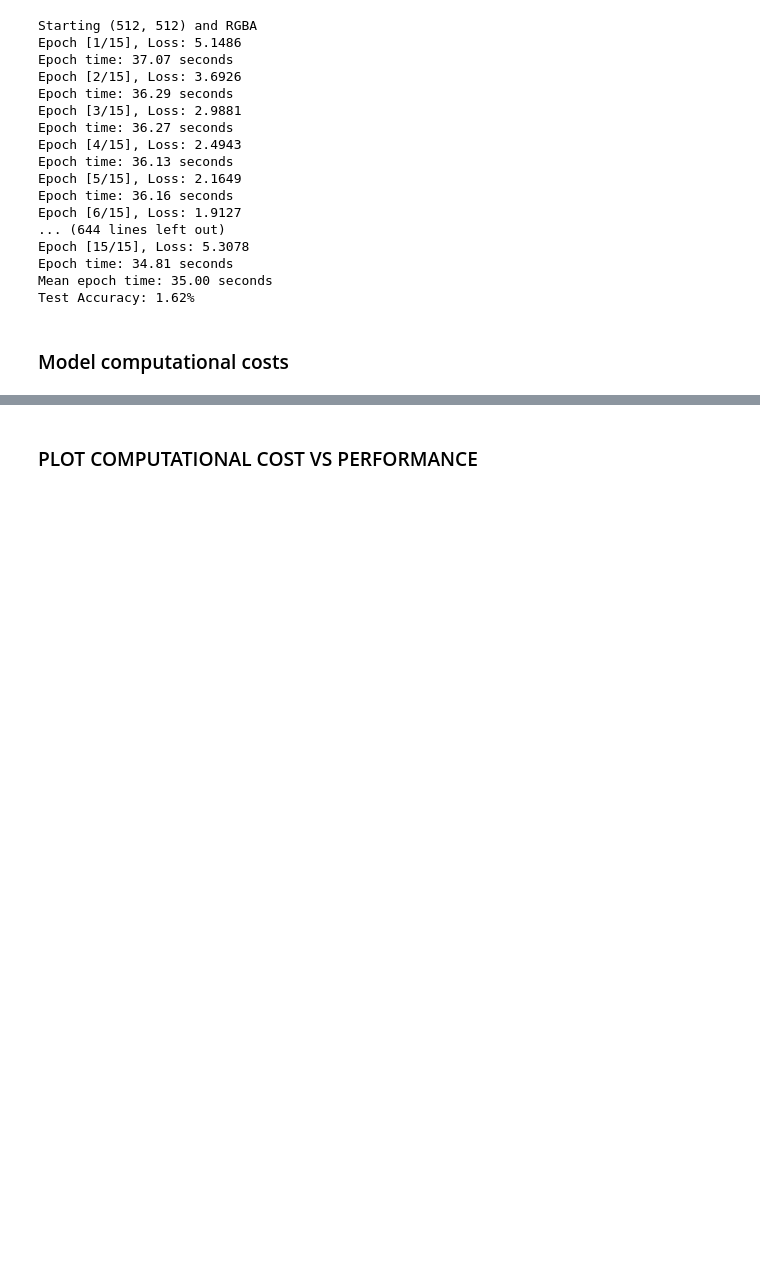
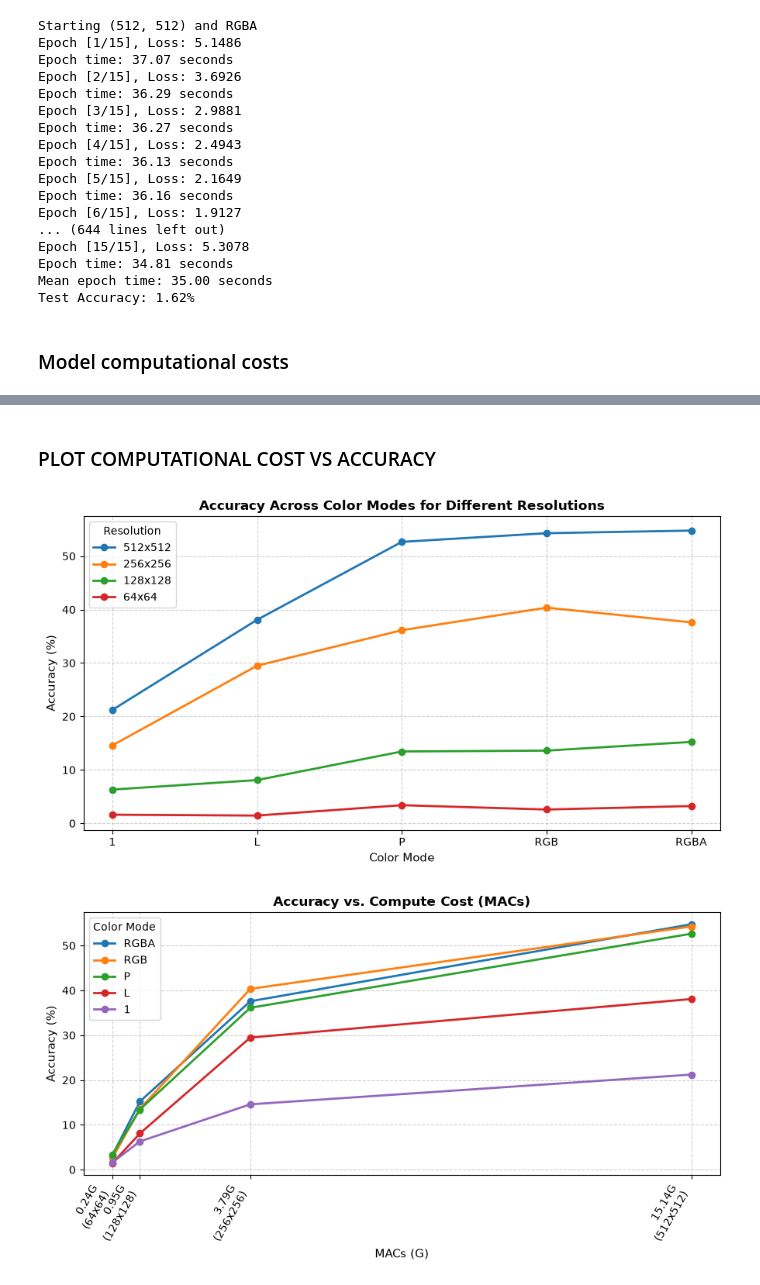
Before and after one commit to Caoze1/dv2654, a Jupyter notebook: explore.ipynb, the cells around one changed output, grey strips where cells are left out. Drawn from its saved outputs; the diff is of its cells as text; code cells hidden in the pictures; blank space fills up the shorter version.

```diff
--- a/explore.ipynb
+++ b/explore.ipynb
@@ -235,16 +237,12 @@ Test Accuracy: 1.62%
 # %% [markdown]
 ### Model computational costs
 # %%
-import numpy as np
-from thop import profile
-
-def benchmark(model, input_shape, device="cuda", warmup_iters=50, test_iters=200):
+def benchmark(model, input_shape, device="cuda", warmup_iters=500, test_iters=200):
     model.eval()
     model.to(device)
     dummy_input = torch.randn(input_shape).to(device)
 
     macs, params = profile(model, inputs=(dummy_input,), verbose=False)
-    flops = macs * 2
 
     if device == "cuda":
         with torch.no_grad():
@@ -274,9 +272,7 @@ def benchmark(model, input_shape, device="cuda", warmup_iters=50, test_iters=200
         mean_latency, std_latency, peak_vram_mb = 0.0, 0.0, 0.0
 
     return {
-        "Params (M)": params / 1e6,
         "MACs (G)": macs / 1e9,
-        "FLOPs (G)": flops / 1e9,
         "Latency Mean (ms)": mean_latency,
         "Latency Std (ms)": std_latency,
         "Peak VRAM (MB)": peak_vram_mb
@@ -286,7 +282,7 @@ def benchmark(model, input_shape, device="cuda", warmup_iters=50, test_iters=200
 for res in resolutions:
     for color_mode in color_modes:
         model = models.efficientnet_v2_s()
-        num_classes = len(dataset.classes)
+        num_classes = 215 # Length of the dataset
         model.classifier[1] = nn.Linear(model.classifier[1].in_features, num_classes)
 
         state_dict = torch.load(f"models/{res}_{color_mode}.pth", weights_only=True)
@@ -321,2 +317,67 @@ for res in resolutions:
 # %% [markdown]
-### PLOT COMPUTATIONAL COST VS PERFORMANCE
+### PLOT COMPUTATIONAL COST VS ACCURACY
+# %%
+
+color_modes = ["1", "L", "P", "RGB", "RGBA"]
+# Accuracy data (%) mapped to color_modes order
+accuracy_data = {
+    "512x512": [21.23, 38.09, 52.67, 54.29, 54.78],
+    "256x256": [14.59, 29.50, 36.14, 40.36, 37.60],
+    "128x128": [6.32, 8.10, 13.45, 13.61, 15.24],
+    "64x64": [1.62, 1.46, 3.40, 2.59, 3.24],
+}
+
+plt.figure(figsize=(9, 5))
+
+# Plot one line for each resolution
+for res, acc in accuracy_data.items():
+    plt.plot(color_modes, acc, marker="o", linewidth=2, label=res)
+
+plt.title(
+    "Accuracy Across Color Modes for Different Resolutions",
+    fontsize=12,
+    fontweight="bold",
+)
+plt.xlabel("Color Mode", fontsize=11)
+plt.ylabel("Accuracy (%)", fontsize=11)
+plt.grid(True, linestyle="--", alpha=0.6)
+plt.legend(title="Resolution")
+plt.tight_layout()
+
+plt.savefig("accuracy_vs_colormode.png", dpi=300)
+plt.show()
+
+macs = [0.24, 0.95, 3.79, 15.14]
+
+# Accuracy (%) per color mode as compute (MACs) scales up
+accuracy_by_mode = {
+    "RGBA": [3.24, 15.24, 37.60, 54.78],
+    "RGB": [2.59, 13.61, 40.36, 54.29],
+    "P": [3.40, 13.45, 36.14, 52.67],
+    "L": [1.46, 8.10, 29.50, 38.09],
+    "1": [1.62, 6.32, 14.59, 21.23],
+}
+
+plt.figure(figsize=(9, 5))
+
+# Plot one line for each color mode across compute scale
+for mode, acc in accuracy_by_mode.items():
+    plt.plot(macs, acc, marker="o", linewidth=2, label=mode)
+
+plt.title(
+    "Accuracy vs. Compute Cost (MACs)", fontsize=12, fontweight="bold"
+)
+plt.xlabel("MACs (G)", fontsize=11)
+plt.ylabel("Accuracy (%)", fontsize=11)
+
+plt.xticks(macs, labels=["0.24G\n(64x64)", "0.95G\n(128x128)", "3.79G\n(256x256)", "15.14G\n(512x512)"], rotation=60, ha="right")
+
+plt.grid(True, which="both", linestyle="--", alpha=0.6)
+plt.legend(title="Color Mode")
+plt.tight_layout()
+
+plt.savefig("accuracy_vs_macs.png", dpi=300)
+plt.show()
+# %% [output]
+[figure, added]
+[figure, added]
```
Also changed, not shown: parts of 8 cells of this notebook.
